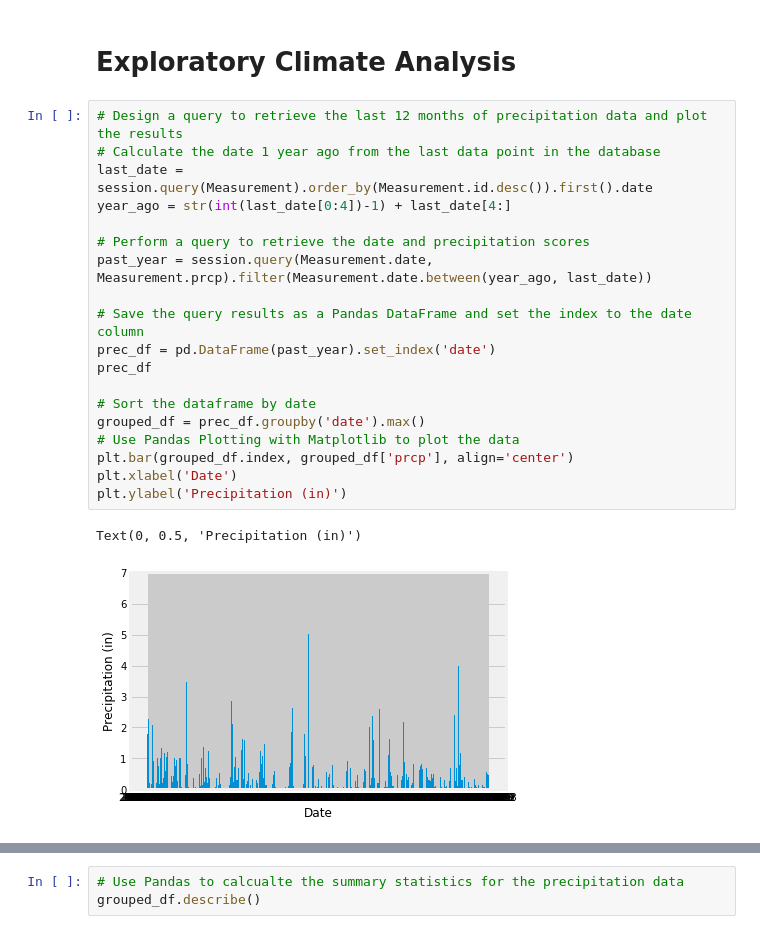
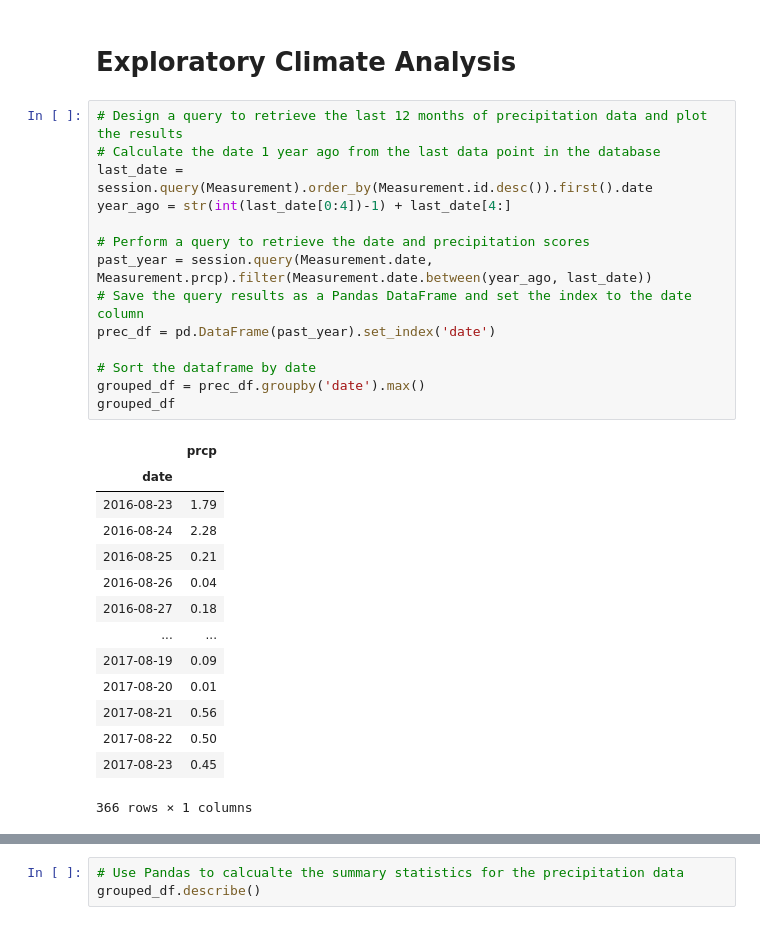
Before and after one commit to cmikus6/10_SQLAlchemy_Challenge_CJM, a Jupyter notebook: Instructions/climate_CJM.ipynb, the cells around one changed output, grey strips where cells are left out. Drawn from its saved outputs; the diff is of its cells as text.

Commit message:
Updated pandas file with SQLAlchemy

```diff
--- a/Instructions/climate_CJM.ipynb
+++ b/Instructions/climate_CJM.ipynb
@@ -41,22 +41,29 @@ session = Session(engine)
 # %%
 # Design a query to retrieve the last 12 months of precipitation data and plot the results
 # Calculate the date 1 year ago from the last data point in the database
 last_date = session.query(Measurement).order_by(Measurement.id.desc()).first().date
 year_ago = str(int(last_date[0:4])-1) + last_date[4:]
 
 # Perform a query to retrieve the date and precipitation scores
 past_year = session.query(Measurement.date, Measurement.prcp).filter(Measurement.date.between(year_ago, last_date))
-
 # Save the query results as a Pandas DataFrame and set the index to the date column
 prec_df = pd.DataFrame(past_year).set_index('date')
-prec_df
 
 # Sort the dataframe by date
 grouped_df = prec_df.groupby('date').max()
-# Use Pandas Plotting with Matplotlib to plot the data
-plt.bar(grouped_df.index, grouped_df['prcp'], align='center')
-plt.xlabel('Date')
-plt.ylabel('Precipitation (in)')
+grouped_df
 # %% [output]
+|  | prcp |
+| date |  |
+| 2016-08-23 | 1.79 |
+| 2016-08-24 | 2.28 |
+| 2016-08-25 | 0.21 |
+| 2016-08-26 | 0.04 |
+| 2016-08-27 | 0.18 |
+| ... | ... |
+| 2017-08-19 | 0.09 |
+| 2017-08-20 | 0.01 |
+| 2017-08-21 | 0.56 |
+| 2017-08-22 | 0.50 |
+| 2017-08-23 | 0.45 |
-Text(0, 0.5, 'Precipitation (in)')
+366 rows × 1 columns
-[figure, removed]
```
Also changed, not shown: parts of 7 cells of this notebook.
